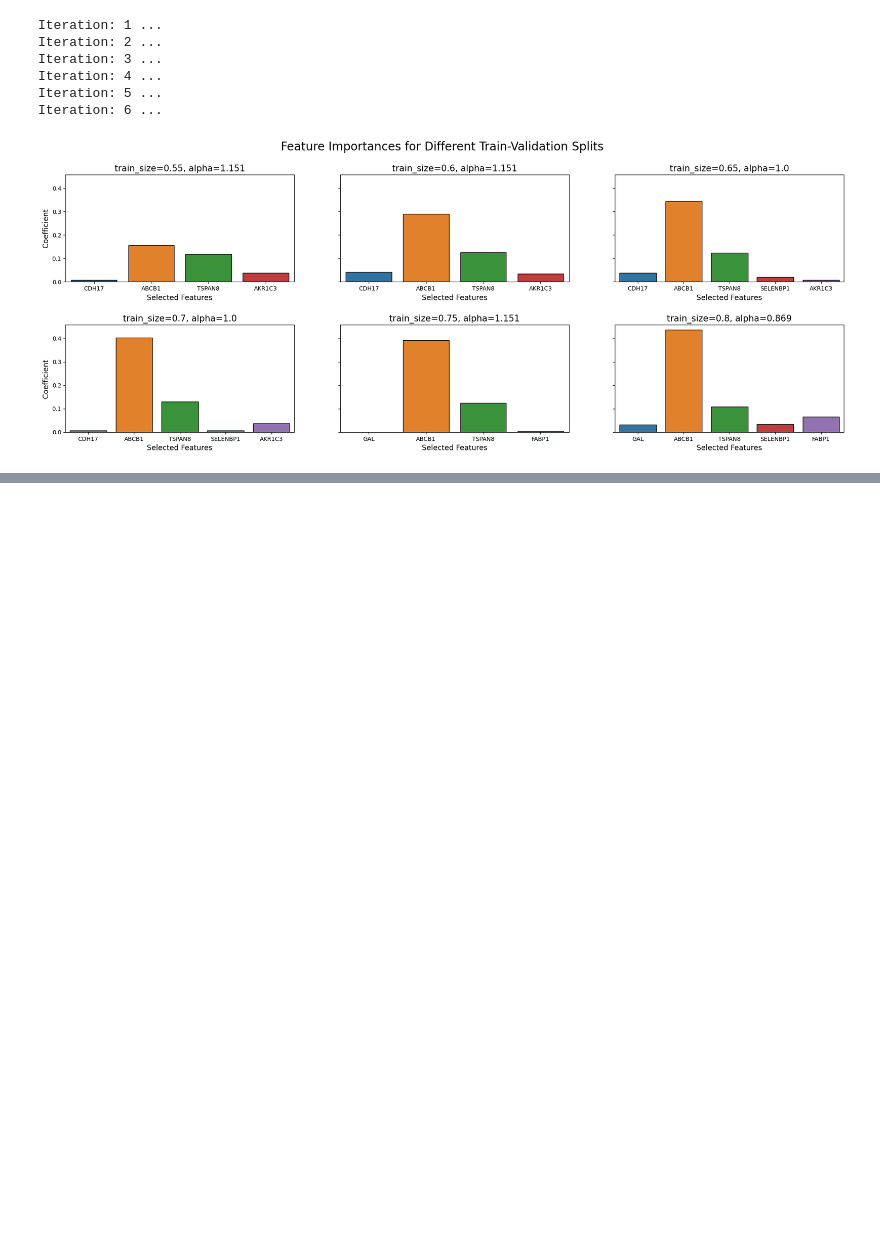
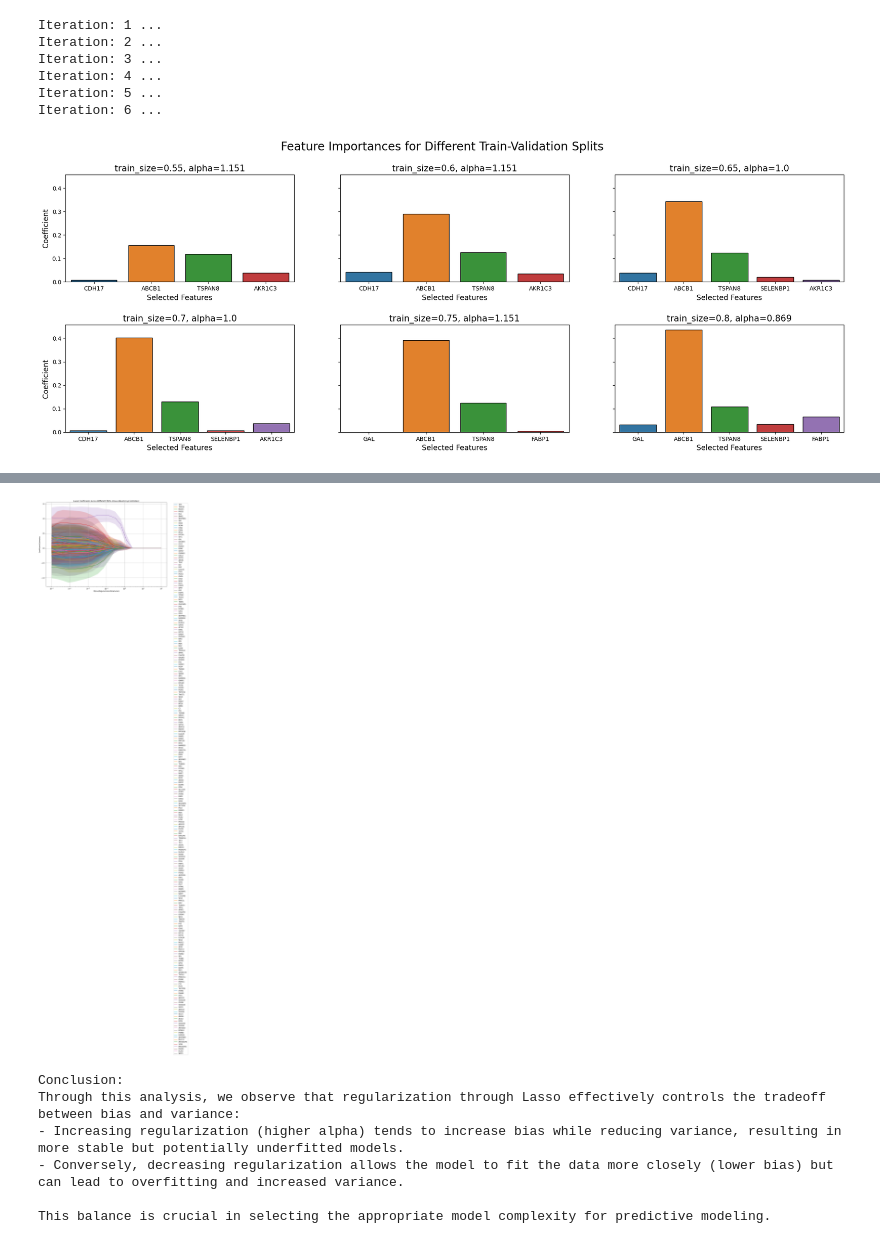
Before and after one commit to marbybr/8DM50_Group_1, a Jupyter notebook: Week_3/week_3.ipynb, the cells around one changed output, grey strips where cells are left out. Cells and saved outputs as stored; diff of their text form; code cells hidden in the pictures; blank space fills up the shorter version.

```diff
--- a/Week_3/week_3.ipynb
+++ b/Week_3/week_3.ipynb
@@ -471,0 +467,77 @@ Show the effect of the regularization on the parameter estimates in terms of bia
+# %%
+#Bias-variance
+import numpy as np
+import matplotlib.pyplot as plt
+from sklearn.utils import resample
+from joblib import Parallel, delayed
+from sklearn.preprocessing import StandardScaler
+from sklearn.linear_model import Lasso
+
+
+# Prepare the features (X) and target (y)
+X = gene_expression
+y = drug_response
+
+# Standardize the features
+scaler = StandardScaler()
+X_scaled = scaler.fit_transform(X)
+
+# Define a smaller range of alpha values to explore
+alpha_grid = np.logspace(-4, 2, 20)
+
+# Store the coefficients for each alpha and each bootstrap sample
+n_bootstraps = 30
+n_features = X.shape[1]
+
+def fit_lasso(X_bootstrap, y_bootstrap, alpha):
+    lasso = Lasso(alpha=alpha, max_iter=10000)
+    lasso.fit(X_bootstrap, y_bootstrap)
+    return lasso.coef_
+
+# Perform bootstrapping in parallel
+bootstrapped_coefs = np.zeros((n_bootstraps, len(alpha_grid), n_features))
+
+for j, alpha in enumerate(alpha_grid):
+    # Use parallel processing for fitting models across bootstrap samples
+    coefs = Parallel(n_jobs=-1)(delayed(fit_lasso)(*resample(X_scaled, y, random_state=i), alpha) for i in range(n_bootstraps))
+    bootstrapped_coefs[:, j, :] = coefs
+
+# Calculate mean and standard deviation of coefficients across bootstraps
+mean_coefs = bootstrapped_coefs.mean(axis=0)
+std_coefs = bootstrapped_coefs.std(axis=0)
+
+# Visualization
+plt.figure(figsize=(14, 10))
+for feature_idx in range(mean_coefs.shape[1]):
+    plt.plot(alpha_grid, mean_coefs[:, feature_idx], label=X.columns[feature_idx])
+
+# Error bars
+for feature_idx in range(mean_coefs.shape[1]):
+    plt.fill_between(alpha_grid, mean_coefs[:, feature_idx] - std_coefs[:, feature_idx],
+                     mean_coefs[:, feature_idx] + std_coefs[:, feature_idx], alpha=0.2)
+
+plt.xscale('log')
+plt.xlabel('Alpha (Regularization Parameter)')
+plt.ylabel('Coefficient Estimates')
+plt.title('Lasso Coefficients Across Different Alpha Values (Bootstrap Estimates)')
+plt.legend(bbox_to_anchor=(1.05, 1), loc='upper left')
+plt.grid()
+plt.show()
+
+
+print( """
+Conclusion:
+Through this analysis, we observe that regularization through Lasso effectively controls the tradeoff between bias and variance:
+- Increasing regularization (higher alpha) tends to increase bias while reducing variance, resulting in more stable but potentially underfitted models.
+- Conversely, decreasing regularization allows the model to fit the data more closely (lower bias) but can lead to overfitting and increased variance.
+
+This balance is crucial in selecting the appropriate model complexity for predictive modeling.
+""")
+# %% [output]
+[figure, added]
+Conclusion:
+Through this analysis, we observe that regularization through Lasso effectively controls the tradeoff between bias and variance:
+- Increasing regularization (higher alpha) tends to increase bias while reducing variance, resulting in more stable but potentially underfitted models.
+- Conversely, decreasing regularization allows the model to fit the data more closely (lower bias) but can lead to overfitting and increased variance.
+
+This balance is crucial in selecting the appropriate model complexity for predictive modeling.
```
Also changed, not shown: parts of 3 cells of this notebook.
